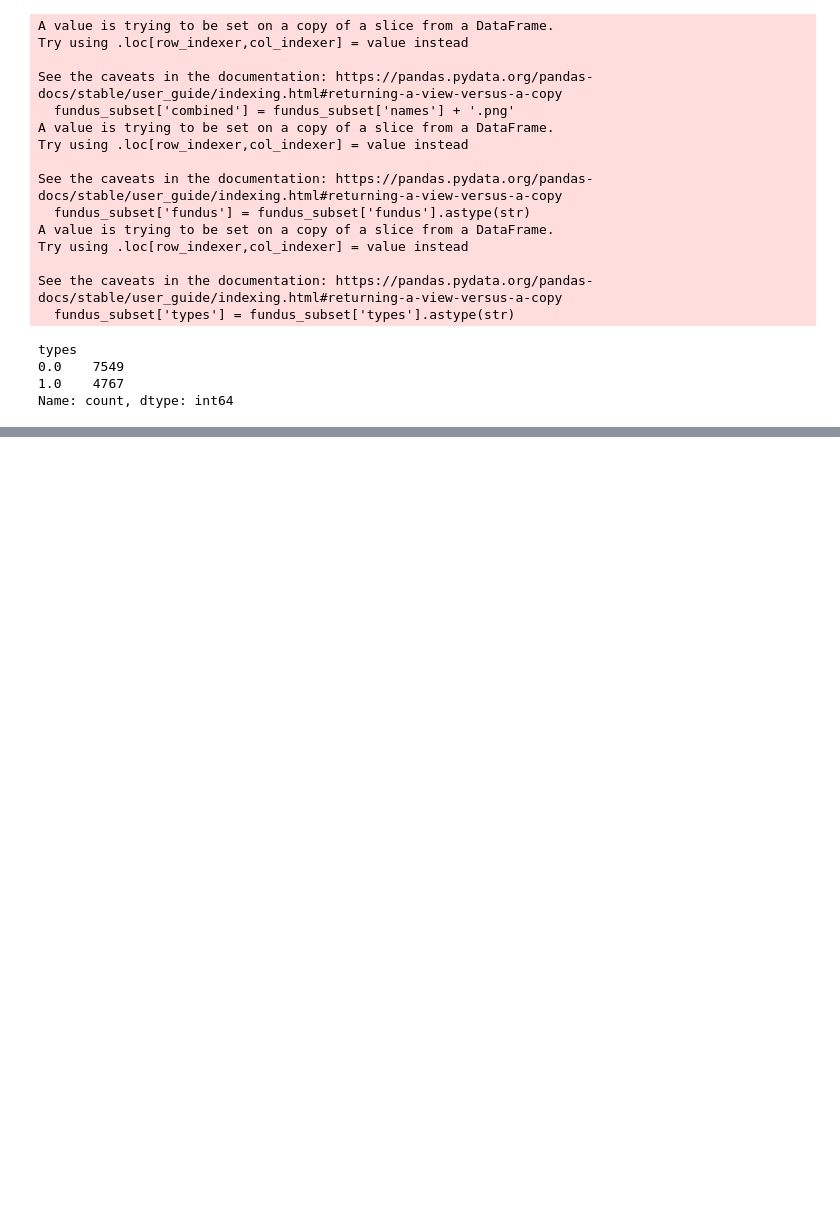
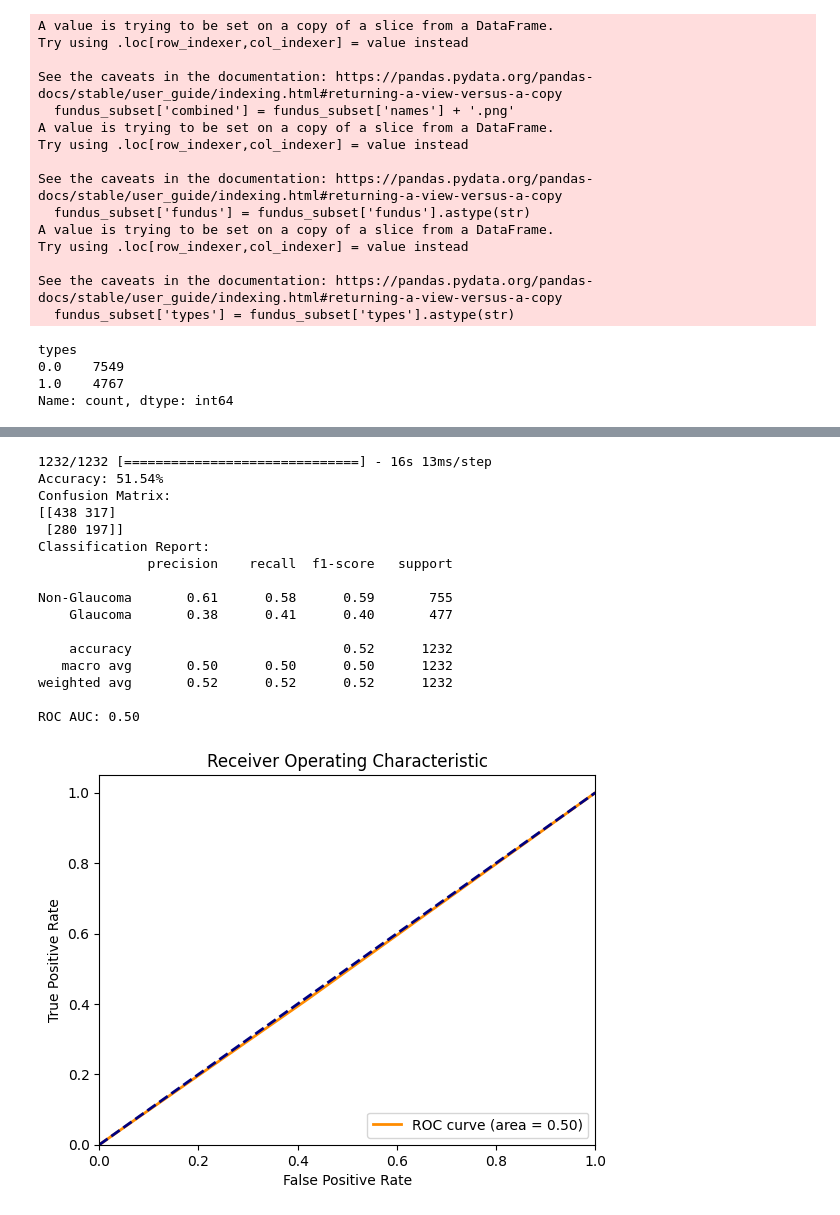
Before and after one commit to AhmedElZubair38/DISSERTATION, a Jupyter notebook: MOSTLY_Data_3/MODEL_2A_NN.ipynb, the cells around one changed output, grey strips where cells are left out. Drawn from its saved outputs; the diff is of its cells as text; code cells hidden in the pictures; blank space fills up the shorter version.

Commit message:
i finally figured out 2A NN

```diff
--- a/MOSTLY_Data_3/MODEL_2A_NN.ipynb
+++ b/MOSTLY_Data_3/MODEL_2A_NN.ipynb
@@ -718,0 +752,9 @@ Detected at node model/concatenate/concat defined at (most recent call last):
+# %%
+# Use the fit method to train the model
+history = model.fit(
+    x=train_generator,
+    epochs=10,
+    steps_per_epoch=len(trainGen),
+    validation_data=val_generator,
+    validation_steps=len(valGen)
+)
@@ -718,0 +782,60 @@ Detected at node model/concatenate/concat defined at (most recent call last):
+# %%
+from sklearn.metrics import accuracy_score, confusion_matrix, classification_report, roc_curve, auc
+import numpy as np
+
+predictions = (model.predict(x=test_generator, steps=len(test) // batchSize) > 0.5).astype('int32')
+
+true_labels = test['types'].astype(float).astype('int32').values
+
+# Calculate accuracy
+accuracy = accuracy_score(true_labels, predictions)
+
+# Generate a confusion matrix
+conf_matrix = confusion_matrix(true_labels, predictions)
+
+# Generate a classification report
+class_report = classification_report(true_labels, predictions, target_names=['Non-Glaucoma', 'Glaucoma'])
+
+# Calculate ROC curve and AUC
+fpr, tpr, thresholds = roc_curve(true_labels, predictions)
+roc_auc = auc(fpr, tpr)
+
+# Print the statistics
+print(f"Accuracy: {accuracy * 100:.2f}%")
+print("Confusion Matrix:")
+print(conf_matrix)
+print("Classification Report:")
+print(class_report)
+print(f"ROC AUC: {roc_auc:.2f}")
+
+# If you want to plot the ROC curve
+import matplotlib.pyplot as plt
+
+plt.figure()
+plt.plot(fpr, tpr, color='darkorange', lw=2, label=f'ROC curve (area = {roc_auc:.2f})')
+plt.plot([0, 1], [0, 1], color='navy', lw=2, linestyle='--')
+plt.xlim([0.0, 1.0])
+plt.ylim([0.0, 1.05])
+plt.xlabel('False Positive Rate')
+plt.ylabel('True Positive Rate')
+plt.title('Receiver Operating Characteristic')
+plt.legend(loc="lower right")
+plt.show()
+# %% [output]
+1232/1232 [==============================] - 16s 13ms/step
+Accuracy: 51.54%
+Confusion Matrix:
+[[438 317]
+ [280 197]]
+Classification Report:
+              precision    recall  f1-score   support
+
+Non-Glaucoma       0.61      0.58      0.59       755
+    Glaucoma       0.38      0.41      0.40       477
+
+    accuracy                           0.52      1232
+   macro avg       0.50      0.50      0.50      1232
+weighted avg       0.52      0.52      0.52      1232
+
+ROC AUC: 0.50
+[figure, added]
```
Also changed, not shown: parts of 20 cells of this notebook, 1 other file.
